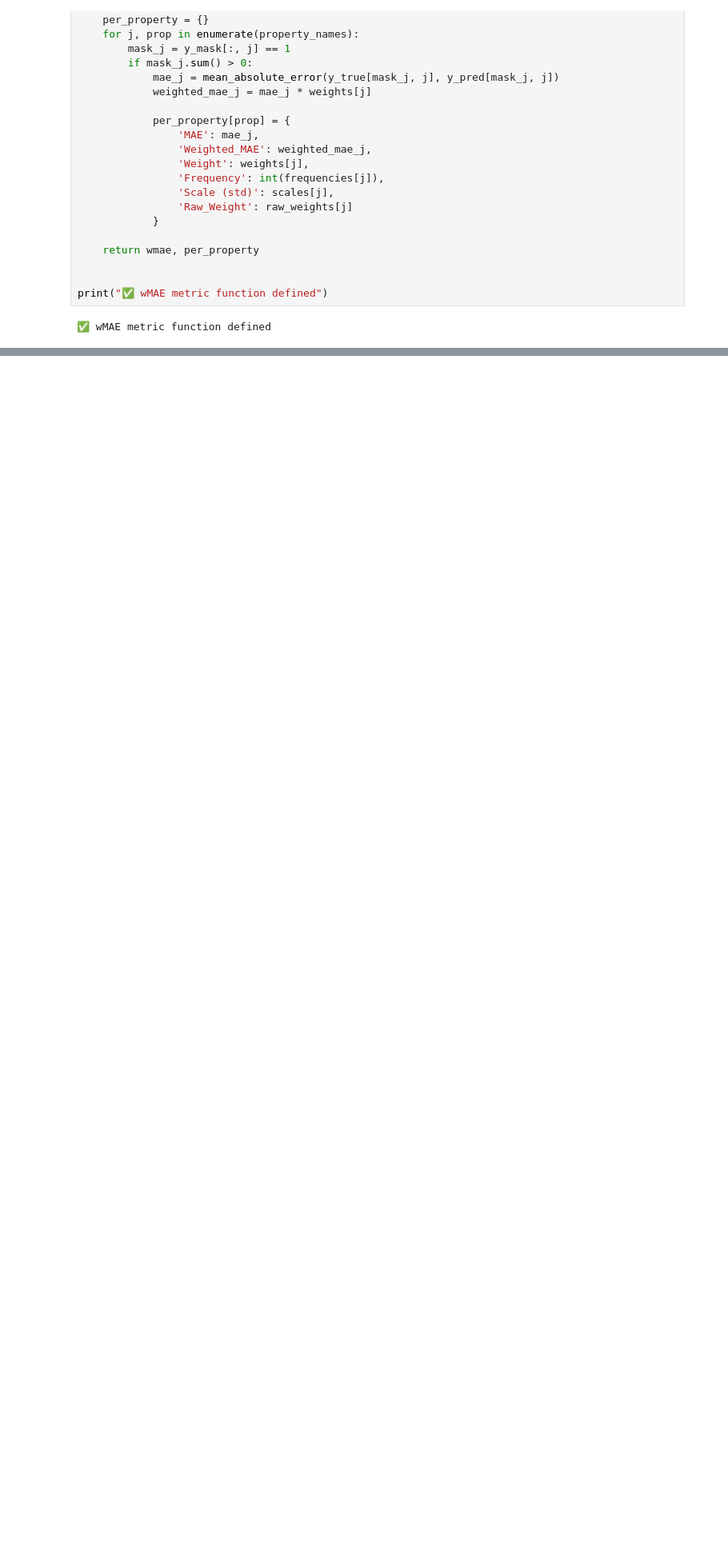
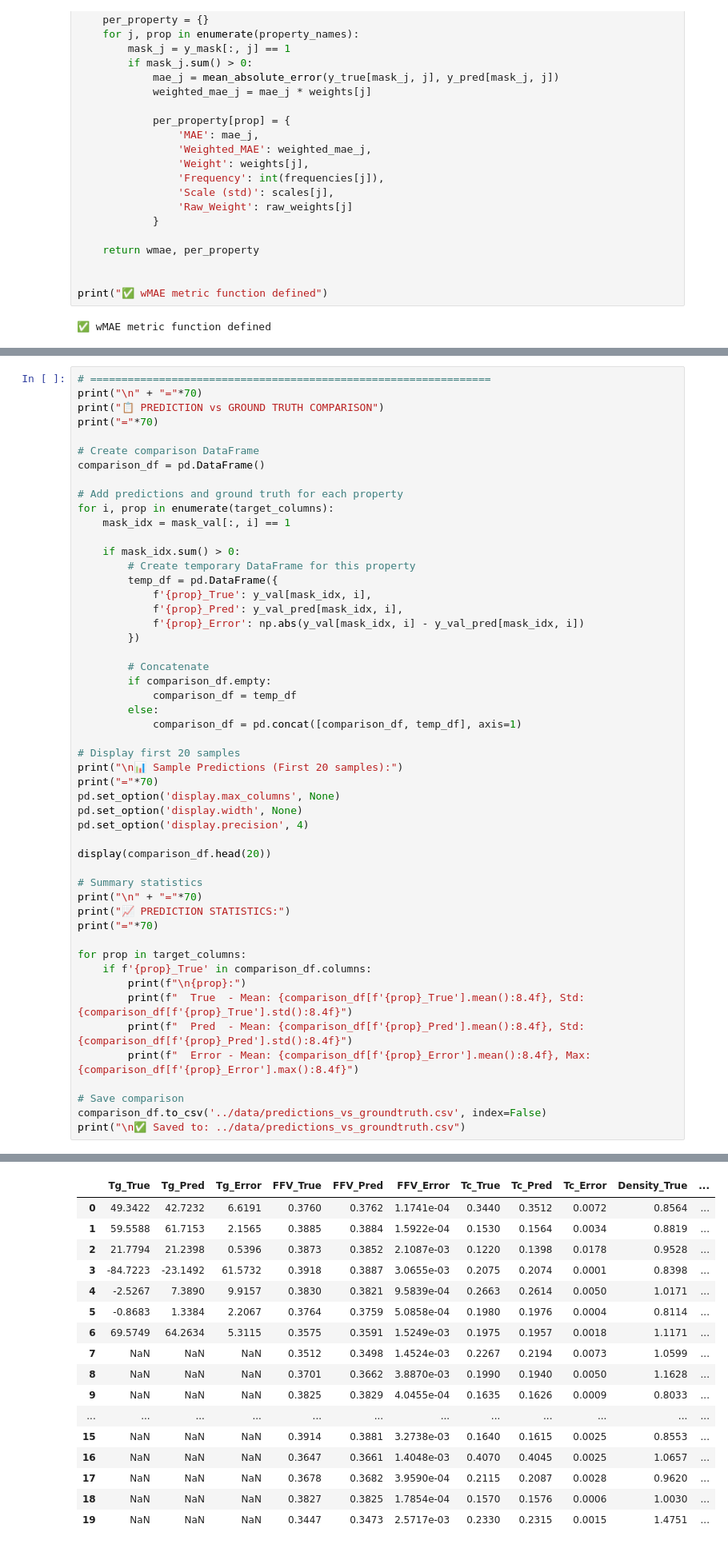
Before and after one commit to Erwdev/FINAL-DEEP-LEARNING, a Jupyter notebook: src/main2.ipynb, the cells around one changed output, grey strips where cells are left out. Shown at 80% size. Saved outputs shown, nothing was run; the diff lists cells and outputs as text; blank space fills up the shorter version.

Commit message:
fix: cleaner data

```diff
--- a/src/main2.ipynb
+++ b/src/main2.ipynb
@@ -1590,0 +1918,52 @@ plt.show()
+# %%
+# ================================================================
+print("\n" + "="*70)
+print("📋 PREDICTION vs GROUND TRUTH COMPARISON")
+print("="*70)
+
+# Create comparison DataFrame
+comparison_df = pd.DataFrame()
+
+# Add predictions and ground truth for each property
+for i, prop in enumerate(target_columns):
+    mask_idx = mask_val[:, i] == 1
+
+    if mask_idx.sum() > 0:
+        # Create temporary DataFrame for this property
+        temp_df = pd.DataFrame({
+            f'{prop}_True': y_val[mask_idx, i],
+            f'{prop}_Pred': y_val_pred[mask_idx, i],
+            f'{prop}_Error': np.abs(y_val[mask_idx, i] - y_val_pred[mask_idx, i])
+        })
+
+        # Concatenate
+        if comparison_df.empty:
+            comparison_df = temp_df
+        else:
+            comparison_df = pd.concat([comparison_df, temp_df], axis=1)
+
+# Display first 20 samples
+print("\n📊 Sample Predictions (First 20 samples):")
+print("="*70)
+pd.set_option('display.max_columns', None)
+pd.set_option('display.width', None)
+pd.set_option('display.precision', 4)
+
+display(comparison_df.head(20))
+
+# Summary statistics
+print("\n" + "="*70)
+print("📈 PREDICTION STATISTICS:")
+print("="*70)
+
+for prop in target_columns:
+    if f'{prop}_True' in comparison_df.columns:
+        print(f"\n{prop}:")
+        print(f"  True  - Mean: {comparison_df[f'{prop}_True'].mean():8.4f}, Std: {comparison_df[f'{prop}_True'].std():8.4f}")
+        print(f"  Pred  - Mean: {comparison_df[f'{prop}_Pred'].mean():8.4f}, Std: {comparison_df[f'{prop}_Pred'].std():8.4f}")
+        print(f"  Error - Mean: {comparison_df[f'{prop}_Error'].mean():8.4f}, Max: {comparison_df[f'{prop}_Error'].max():8.4f}")
+
+# Save comparison
+comparison_df.to_csv('../data/predictions_vs_groundtruth.csv', index=False)
+print("\n✅ Saved to: ../data/predictions_vs_groundtruth.csv")
+# %% [output]
@@ -1590,0 +1976,17 @@ plt.show()
+|  | Tg_True | Tg_Pred | Tg_Error | FFV_True | FFV_Pred | FFV_Error | Tc_True | Tc_Pred | Tc_Error | Density_True | ... |
+| 0 | 49.3422 | 42.7232 | 6.6191 | 0.3760 | 0.3762 | 1.1741e-04 | 0.3440 | 0.3512 | 0.0072 | 0.8564 | ... |
+| 1 | 59.5588 | 61.7153 | 2.1565 | 0.3885 | 0.3884 | 1.5922e-04 | 0.1530 | 0.1564 | 0.0034 | 0.8819 | ... |
+| 2 | 21.7794 | 21.2398 | 0.5396 | 0.3873 | 0.3852 | 2.1087e-03 | 0.1220 | 0.1398 | 0.0178 | 0.9528 | ... |
+| 3 | -84.7223 | -23.1492 | 61.5732 | 0.3918 | 0.3887 | 3.0655e-03 | 0.2075 | 0.2074 | 0.0001 | 0.8398 | ... |
+| 4 | -2.5267 | 7.3890 | 9.9157 | 0.3830 | 0.3821 | 9.5839e-04 | 0.2663 | 0.2614 | 0.0050 | 1.0171 | ... |
+| 5 | -0.8683 | 1.3384 | 2.2067 | 0.3764 | 0.3759 | 5.0858e-04 | 0.1980 | 0.1976 | 0.0004 | 0.8114 | ... |
+| 6 | 69.5749 | 64.2634 | 5.3115 | 0.3575 | 0.3591 | 1.5249e-03 | 0.1975 | 0.1957 | 0.0018 | 1.1171 | ... |
+| 7 | NaN | NaN | NaN | 0.3512 | 0.3498 | 1.4524e-03 | 0.2267 | 0.2194 | 0.0073 | 1.0599 | ... |
+| 8 | NaN | NaN | NaN | 0.3701 | 0.3662 | 3.8870e-03 | 0.1990 | 0.1940 | 0.0050 | 1.1628 | ... |
+| 9 | NaN | NaN | NaN | 0.3825 | 0.3829 | 4.0455e-04 | 0.1635 | 0.1626 | 0.0009 | 0.8033 | ... |
+| ... | ... | ... | ... | ... | ... | ... | ... | ... | ... | ... | ... |
+| 15 | NaN | NaN | NaN | 0.3914 | 0.3881 | 3.2738e-03 | 0.1640 | 0.1615 | 0.0025 | 0.8553 | ... |
+| 16 | NaN | NaN | NaN | 0.3647 | 0.3661 | 1.4048e-03 | 0.4070 | 0.4045 | 0.0025 | 1.0657 | ... |
+| 17 | NaN | NaN | NaN | 0.3678 | 0.3682 | 3.9590e-04 | 0.2115 | 0.2087 | 0.0028 | 0.9620 | ... |
+| 18 | NaN | NaN | NaN | 0.3827 | 0.3825 | 1.7854e-04 | 0.1570 | 0.1576 | 0.0006 | 1.0030 | ... |
+| 19 | NaN | NaN | NaN | 0.3447 | 0.3473 | 2.5717e-03 | 0.2330 | 0.2315 | 0.0015 | 1.4751 | ... |
```
Also changed, not shown: parts of 10 cells of this notebook, 13 other files.
